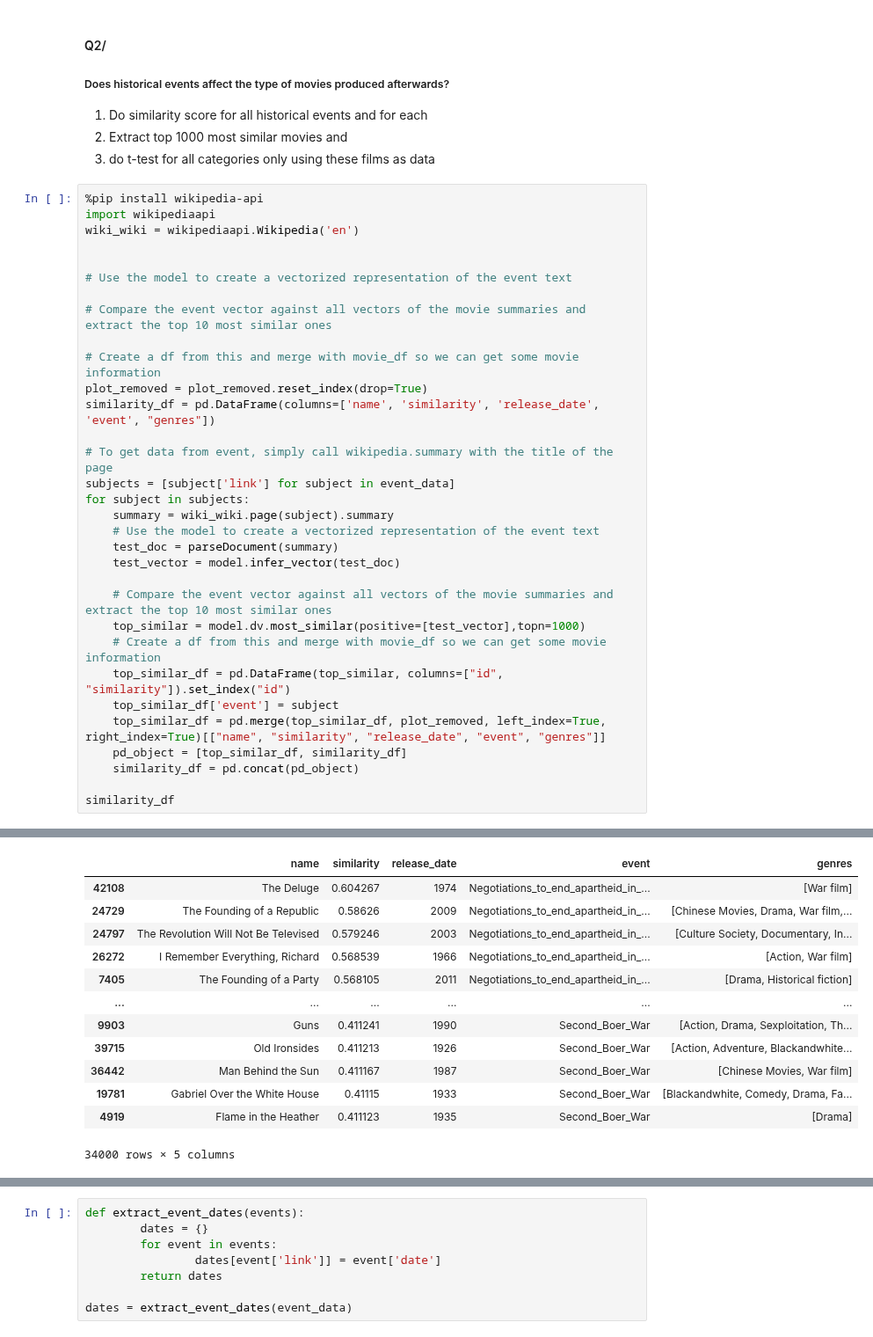
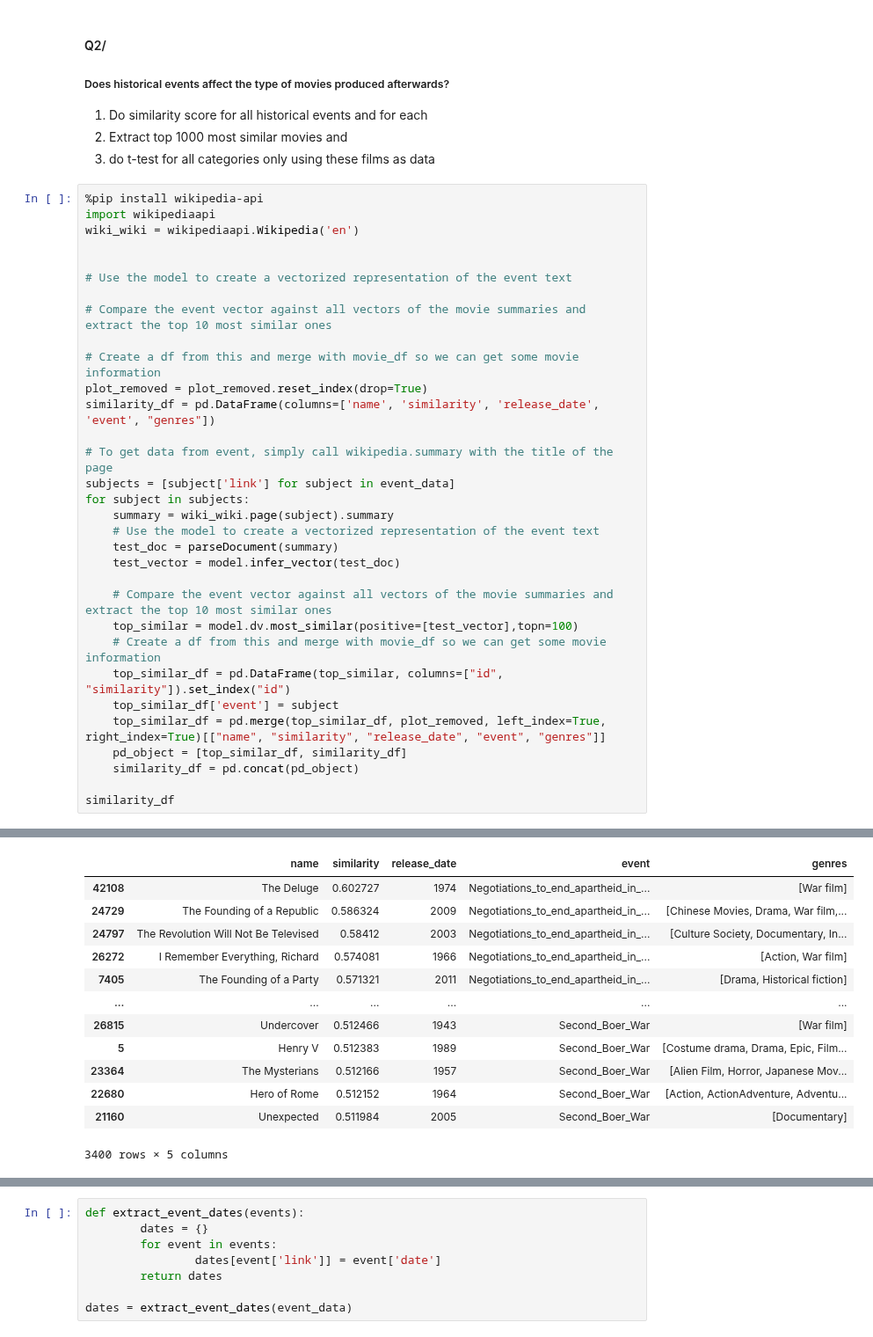
Before and after one commit to epfl-ada/ada-2022-project-adawizardry, a Jupyter notebook: main.ipynb, the cells around one changed output, grey strips where cells are left out. Shown at 88% size. Cells and saved outputs as stored; diff of their text form.

```diff
--- a/main.ipynb
+++ b/main.ipynb
@@ -656,7 +643,7 @@ for subject in subjects:
     test_vector = model.infer_vector(test_doc)
 
     # Compare the event vector against all vectors of the movie summaries and extract the top 10 most similar ones
-    top_similar = model.dv.most_similar(positive=[test_vector],topn=1000)
+    top_similar = model.dv.most_similar(positive=[test_vector],topn=100)
     # Create a df from this and merge with movie_df so we can get some movie information
     top_similar_df = pd.DataFrame(top_similar, columns=["id", "similarity"]).set_index("id")
     top_similar_df['event'] = subject
@@ -675,14 +662,14 @@ Requirement already satisfied: urllib3<1.27,>=1.21.1 in /Users/joelrudsberg/opt/
 Note: you may need to restart the kernel to use updated packages.
 |  | name | similarity | release_date | event | genres |
-| 42108 | The Deluge | 0.604267 | 1974 | Negotiations_to_end_apartheid_in_... | [War film] |
-| 24729 | The Founding of a Republic | 0.58626 | 2009 | Negotiations_to_end_apartheid_in_... | [Chinese Movies, Drama, War film,... |
-| 24797 | The Revolution Will Not Be Televised | 0.579246 | 2003 | Negotiations_to_end_apartheid_in_... | [Culture Society, Documentary, In... |
-| 26272 | I Remember Everything, Richard | 0.568539 | 1966 | Negotiations_to_end_apartheid_in_... | [Action, War film] |
-| 7405 | The Founding of a Party | 0.568105 | 2011 | Negotiations_to_end_apartheid_in_... | [Drama, Historical fiction] |
+| 42108 | The Deluge | 0.602727 | 1974 | Negotiations_to_end_apartheid_in_... | [War film] |
+| 24729 | The Founding of a Republic | 0.586324 | 2009 | Negotiations_to_end_apartheid_in_... | [Chinese Movies, Drama, War film,... |
+| 24797 | The Revolution Will Not Be Televised | 0.58412 | 2003 | Negotiations_to_end_apartheid_in_... | [Culture Society, Documentary, In... |
+| 26272 | I Remember Everything, Richard | 0.574081 | 1966 | Negotiations_to_end_apartheid_in_... | [Action, War film] |
+| 7405 | The Founding of a Party | 0.571321 | 2011 | Negotiations_to_end_apartheid_in_... | [Drama, Historical fiction] |
 | ... | ... | ... | ... | ... | ... |
-| 9903 | Guns | 0.411241 | 1990 | Second_Boer_War | [Action, Drama, Sexploitation, Th... |
-| 39715 | Old Ironsides | 0.411213 | 1926 | Second_Boer_War | [Action, Adventure, Blackandwhite... |
-| 36442 | Man Behind the Sun | 0.411167 | 1987 | Second_Boer_War | [Chinese Movies, War film] |
-| 19781 | Gabriel Over the White House | 0.41115 | 1933 | Second_Boer_War | [Blackandwhite, Comedy, Drama, Fa... |
-| 4919 | Flame in the Heather | 0.411123 | 1935 | Second_Boer_War | [Drama] |
+| 26815 | Undercover | 0.512466 | 1943 | Second_Boer_War | [War film] |
+| 5 | Henry V | 0.512383 | 1989 | Second_Boer_War | [Costume drama, Drama, Epic, Film... |
+| 23364 | The Mysterians | 0.512166 | 1957 | Second_Boer_War | [Alien Film, Horror, Japanese Mov... |
+| 22680 | Hero of Rome | 0.512152 | 1964 | Second_Boer_War | [Action, ActionAdventure, Adventu... |
+| 21160 | Unexpected | 0.511984 | 2005 | Second_Boer_War | [Documentary] |
-34000 rows × 5 columns
+3400 rows × 5 columns
```
Also changed, not shown: parts of 4 cells of this notebook.
